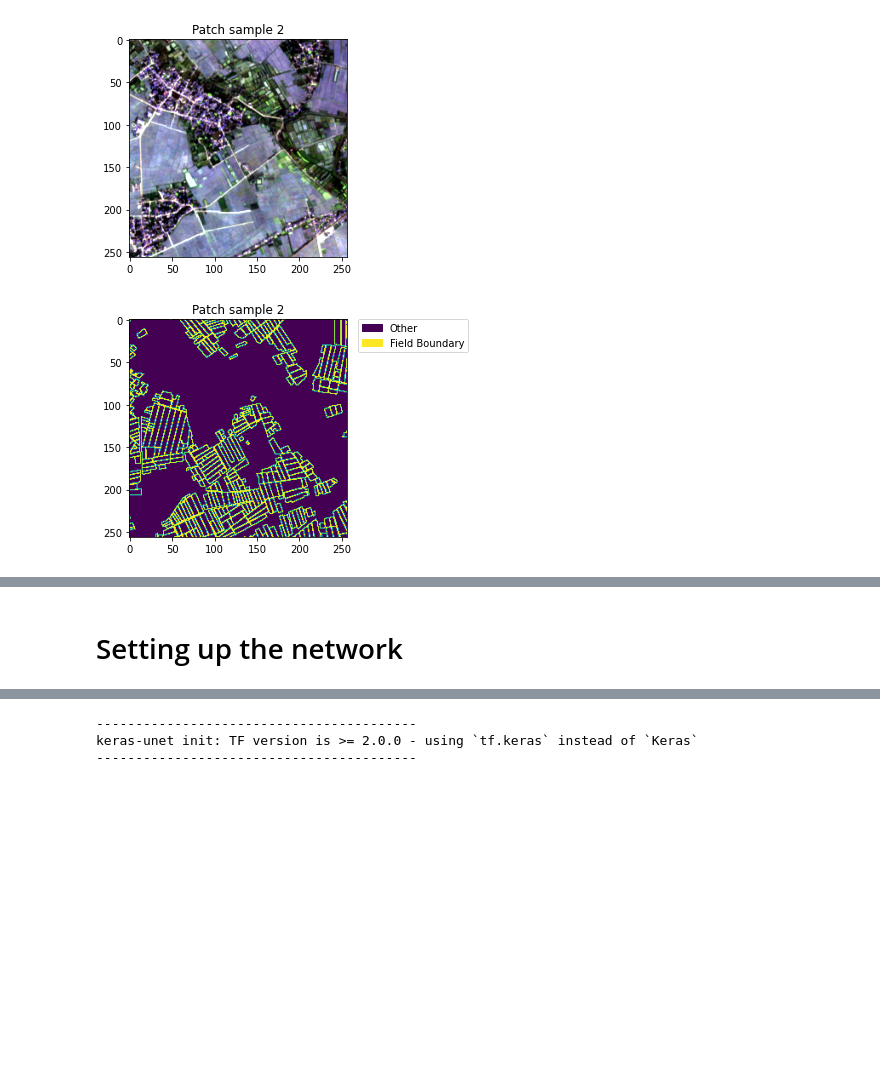
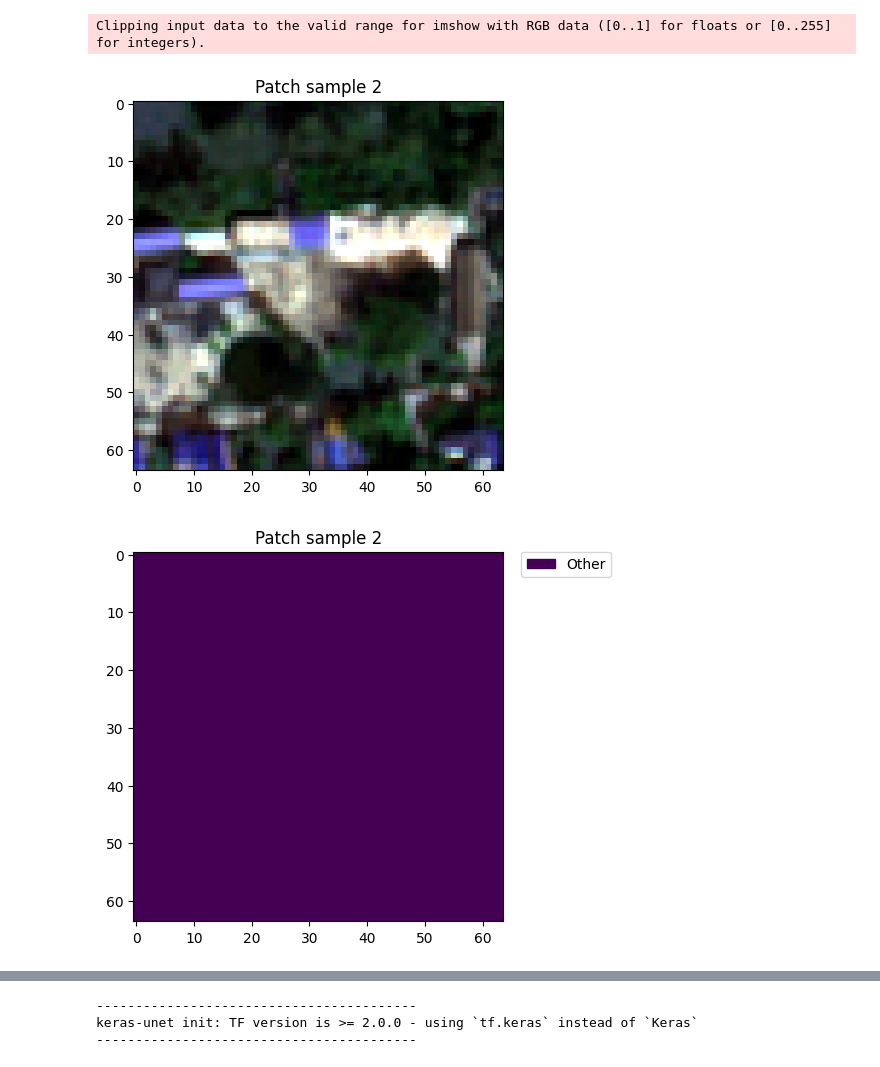
Before and after one commit to XinyanFan-hub/field-boundary-delineation, a Jupyter notebook: network-training.ipynb, the cells around one changed output, grey strips where cells are left out. Cells and saved outputs as stored; diff of their text form; code cells hidden in the pictures; blank space fills up the shorter version.

Commit message:
update on training code

```diff
--- a/network-training.ipynb
+++ b/network-training.ipynb
@@ -268,14 +254,13 @@ import random
 
 # Constants to sample test & training set
 SEED = 34
-RELATIVE_TRAINING_SIZE = 0.9
-# RELATIVE_TRAINING_SIZE = 1
+RELATIVE_TRAINING_SIZE = 0.5
 
 def calculate_k(n):
     """Splitting the input data into training & test requires a variable called
     'k'. 'k' defines the size of the subset of a variable.
 
-    :param n: Size of which k has to be calculated from
+    :param n: number of images
     :return: k
     """
     k = RELATIVE_TRAINING_SIZE * n
@@ -299,7 +284,6 @@ y_train_dict = { k : labels[k] for k in keys_train }
 x_test_dict = { k : images[k] for k in keys_test }
 y_test_dict = { k : labels[k] for k in keys_test }
 
-
 # Print key set of each set
 print(x_train_dict.keys())
 print(x_test_dict.keys())
@@ -327,7 +313,6 @@ def visualize_labels(arr, title, legend_labels):
     :param label: Labels to use in the legend
     """
     fig = pyplot.figure()
-
     a = fig.add_subplot(1, 1, 1)
     a.set_title(title)
 
@@ -344,7 +329,7 @@ def visualize_labels(arr, title, legend_labels):
             color=colors[i],
             label=legend_labels[v]
         ))
-    pyplot.legend(handles=legend, bbox_to_anchor=(1.05, 1), loc=2, borderaxespad=0. )
+    pyplot.legend(handles=legend, bbox_to_anchor=(1.05, 1), loc=2, borderaxespad=0.)
 
 
 def visualize_data(arr, title):
@@ -353,26 +338,15 @@ def visualize_data(arr, title):
     :param arr: Input image (4 bands, the first 3 will be printed)
     :param title: Title of the plot
     """
-    # Switching bands:
-    #     blue green red
-    #     red  green blue
-
     data = arr[:, :, 0:-1]
-    red = data[:, :, 0].copy()
-    # data[:, :, 0] = data[:, :, 2]
-    # data[:, :, 2] = red
-    data[:, :, 0] = red
-
-    # Should be already the case if normalization is included
     data = data.astype(np.float32)
 
     # perform stretching for better visualization
     for i in range(data.shape[2]):
         p2, p98 = np.percentile(data[:, :, i], (2, 98))
-        data[:, :, i] = exposure.rescale_intensity(data[:, :, i],
-                                                      in_range=(p2, p98))
+        data[:, :, i] = exposure.rescale_intensity(data[:, :, i], in_range = (p2, p98))
     fig = pyplot.figure()
-    a=fig.add_subplot(1,1,1)
+    a = fig.add_subplot(1,1,1)
     a.set_title(title)
     pyplot.imshow(data)
 
@@ -390,13 +369,13 @@ visualize_labels(labels[key], f"Classification of {key} ", LEGEND)
 # A convolutional neural network can be trained more efficiently,
 # if the patches that are fed to the network are smaller. Thus,
 # this section will cut a large input image into
-# patches of a smaller size (compare PATCHSIZE)
+# patches of a smaller size (PATCHSIZE)
 # ################################################################
 
-# Should be 80 for FCN-DK6, otherwise 50 for FCN-DK5 and less layers
-# In the case of U-Net the patch size should be way larger in order to allow it
-# to use the predefined layers.
-PATCHSIZE = 256
+# In the case of U-Net the patch size should be the nth power of 2
+# to allow for the use of the predefined layers. N is determined by the number
+# of layers contained in the network.
+PATCHSIZE = 64
 NBANDS = list(images.values())[0].shape[-1]
 
 def perform_gridwise_sampling(img, patchsize):
@@ -411,45 +390,39 @@ def perform_gridwise_sampling(img, patchsize):
     x = int(img.shape[0] / patchsize)
     y = int(img.shape[1] / patchsize)
     n = img.shape[2]
-    s = patchsize # to keep the code lines short
+    s = patchsize
 
     patches = np.zeros(
         shape=(0, s, s, n),
         dtype=img.dtype
     )
 
     for row in range(x):
         for col in range(y):
             # create patch, expand the dimension and add it to the samples
             patch = img[row * s : (row + 1) * s, col * s : (col + 1) * s, :]
             patch = np.expand_dims(patch, axis=0)
             patches = np.concatenate((patches, patch), axis=0)
 
     return patches
 
-
 x_train = np.zeros(shape=(0, PATCHSIZE, PATCHSIZE, NBANDS), dtype=np.float32)
 y_train = np.zeros(shape=(0, PATCHSIZE, PATCHSIZE, 1), dtype=np.float32)
-
 
 for k in x_train_dict.keys():
     # Create patches
     x_patches = perform_gridwise_sampling(x_train_dict[k], PATCHSIZE)
     y_patches = perform_gridwise_sampling(y_train_dict[k], PATCHSIZE)
 
     # Insert patches into x_train and y_train data set
     x_train = np.concatenate((x_train, x_patches), axis=0)
     y_train = np.concatenate((y_train, y_patches), axis=0)
 
-
-
 # Print a sample set of the data set to verify, samples are created properly
-sample_size = 2
-
-while sample_size:
+for sample_size in [2, 1]:
     visualize_data(x_train[sample_size], f"Patch sample {sample_size}")
     visualize_labels(y_train[sample_size], f"Patch sample {sample_size}", LEGEND)
-    sample_size -= 1
 # %% [output]
+Clipping input data to the valid range for imshow with RGB data ([0..1] for floats or [0..255] for integers).
-[figure, old version]
+[figure, new version]
-[figure, old version]
+[figure, new version]
@@ -458,2 +430,0 @@ while sample_size:
-# %% [markdown]
-# Setting up the network
```
Also changed, not shown: parts of 27 cells of this notebook, 2 other files.
